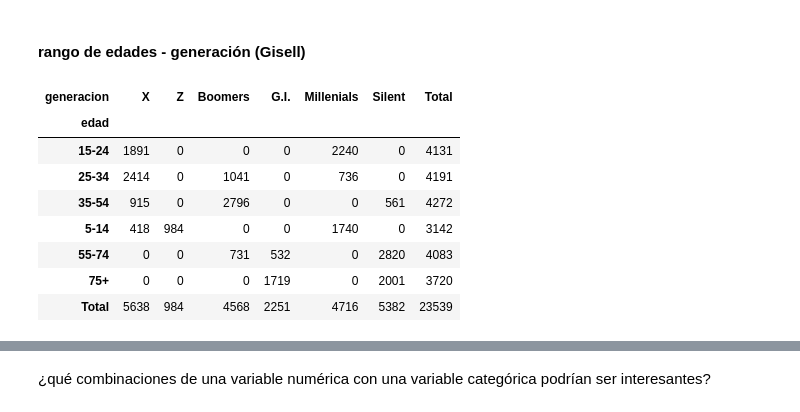
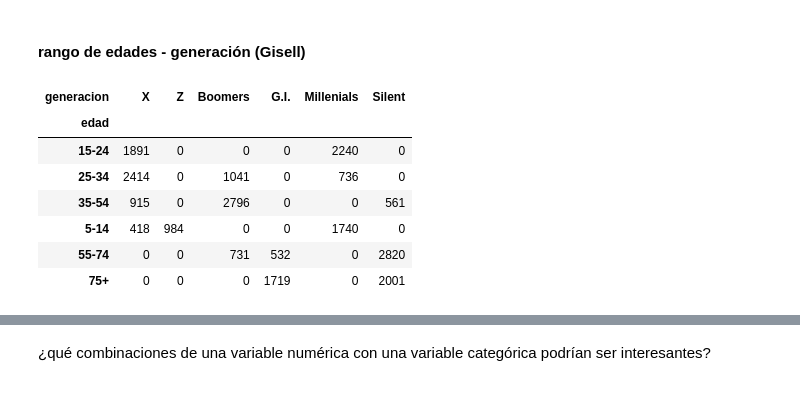
Before and after one commit to Gisellrom/ProyectoBEDU, a Jupyter notebook: Suicidios.ipynb, the cells around one changed output, grey strips where cells are left out. Saved outputs shown, nothing was run; the diff lists cells and outputs as text; code cells hidden in the pictures.

```diff
--- a/Suicidios.ipynb
+++ b/Suicidios.ipynb
@@ -50,3 +42,7 @@ df = pd.read_csv('/content/drive/MyDrive/Proyecto BEDU/Dataset/master.csv', inde
+# %%
+# Leemos los datos
+url = 'https://raw.githubusercontent.com/Gisellrom/ProyectoBEDU/main/Dataset/suicidiosXXI.csv'
+df = pd.read_csv(url)
 # %% [markdown]
 # Procesamiento de datos
 # %% [markdown]
@@ -485,6 +486,6 @@ print(formatted_interquartile_range)
 # %%
 # Eliminar filas donde 'no_suicidios' es igual a 0
-df = df.loc[df['no_suicidios'] != 0]
+#df = df.loc[df['no_suicidios'] != 0]
 # %% [markdown]
 #### Promedio:
 # %%
@@ -1024,15 +1024,14 @@ pd.crosstab(df['sexo'], df['generacion'],margins=True, margins_name='Total')
 #### rango de edades - generación  (Gisell)
 # %%
 # Podemos obtener una columna y una fila con los totales añadiendo la bandera margins y margins_name:
-crosstab = pd.crosstab(df['edad'], df['generacion'],margins=True, margins_name='Total')
+crosstab = pd.crosstab(df['edad'], df['generacion'],margins=False)
 crosstab
 # %% [output]
-| generacion | X | Z | Boomers | G.I. | Millenials | Silent | Total |
-| edad |  |  |  |  |  |  |  |
-| 15-24 | 1891 | 0 | 0 | 0 | 2240 | 0 | 4131 |
-| 25-34 | 2414 | 0 | 1041 | 0 | 736 | 0 | 4191 |
-| 35-54 | 915 | 0 | 2796 | 0 | 0 | 561 | 4272 |
-| 5-14 | 418 | 984 | 0 | 0 | 1740 | 0 | 3142 |
-| 55-74 | 0 | 0 | 731 | 532 | 0 | 2820 | 4083 |
-| 75+ | 0 | 0 | 0 | 1719 | 0 | 2001 | 3720 |
-| Total | 5638 | 984 | 4568 | 2251 | 4716 | 5382 | 23539 |
+| generacion | X | Z | Boomers | G.I. | Millenials | Silent |
+| edad |  |  |  |  |  |  |
+| 15-24 | 1891 | 0 | 0 | 0 | 2240 | 0 |
+| 25-34 | 2414 | 0 | 1041 | 0 | 736 | 0 |
+| 35-54 | 915 | 0 | 2796 | 0 | 0 | 561 |
+| 5-14 | 418 | 984 | 0 | 0 | 1740 | 0 |
+| 55-74 | 0 | 0 | 731 | 532 | 0 | 2820 |
+| 75+ | 0 | 0 | 0 | 1719 | 0 | 2001 |
```
Also changed, not shown: parts of 56 cells of this notebook.
